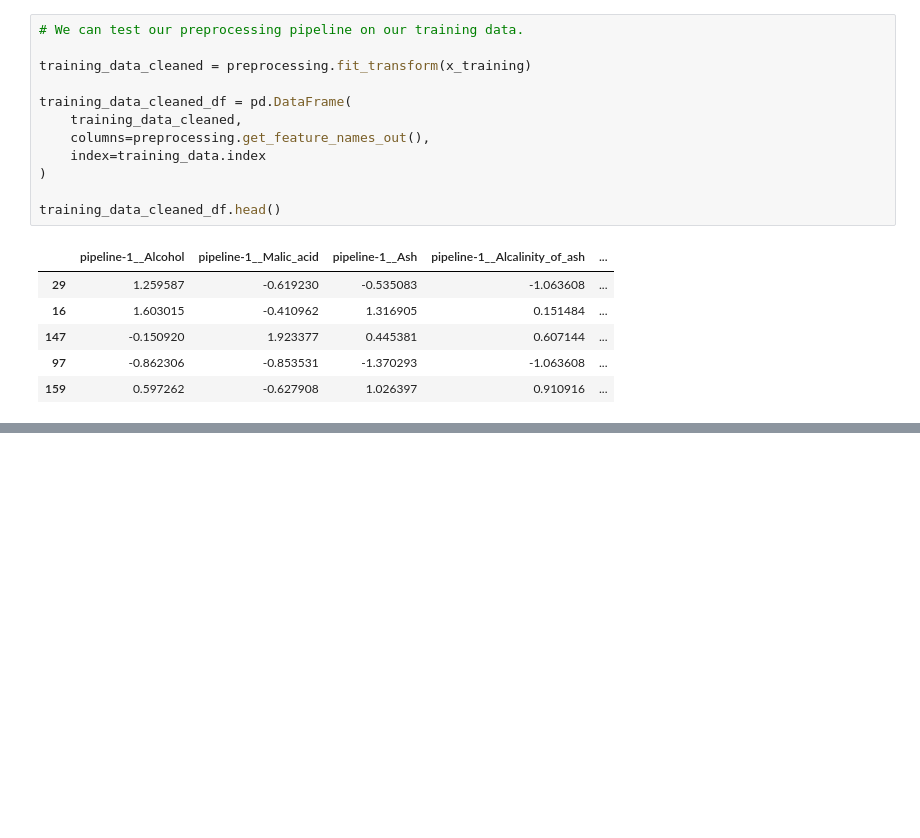
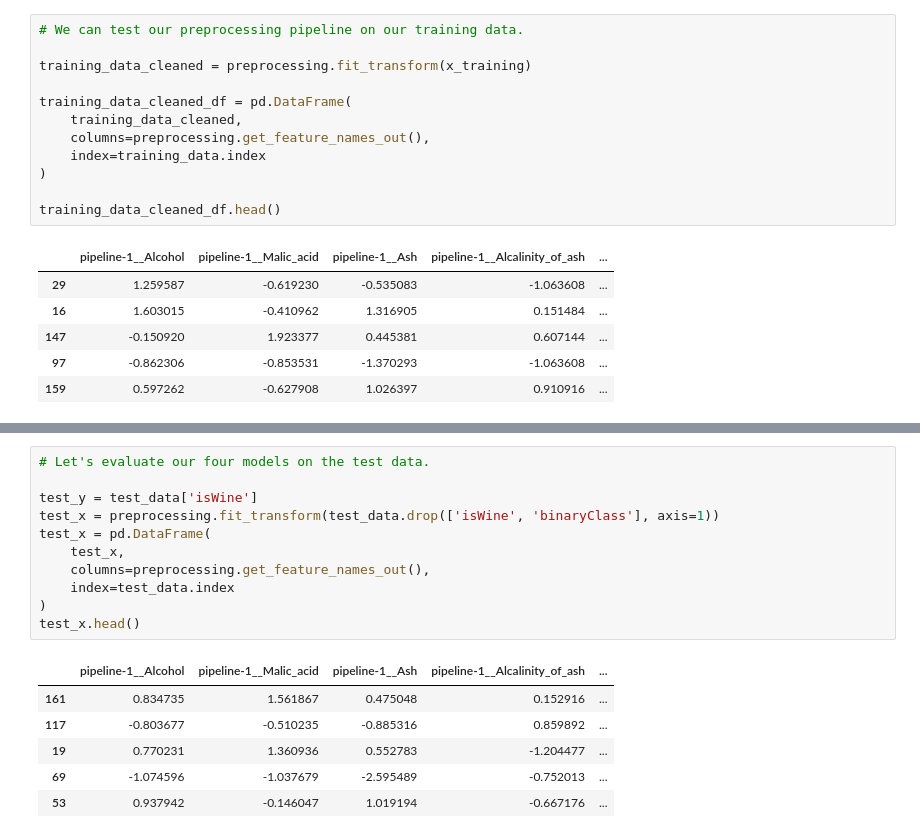
Before and after one commit to kgeidel/MSDS-422-final-project, a Jupyter notebook: src/notebook10.ipynb, the cells around one changed output, grey strips where cells are left out. Saved outputs shown, nothing was run; the diff lists cells and outputs as text; blank space fills up the shorter version.

```diff
--- a/src/EDA.ipynb
+++ b/src/notebook10.ipynb
@@ -396,0 +438,18 @@ training_data_cleaned_df.head()
+# %%
+# Let's evaluate our four models on the test data.
+
+test_y = test_data['isWine']
+test_x = preprocessing.fit_transform(test_data.drop(['isWine', 'binaryClass'], axis=1))
+test_x = pd.DataFrame(
+    test_x,
+    columns=preprocessing.get_feature_names_out(),
+    index=test_data.index
+)
+test_x.head()
+# %% [output]
+|  | pipeline-1__Alcohol | pipeline-1__Malic_acid | pipeline-1__Ash | pipeline-1__Alcalinity_of_ash | ... |
+| 161 | 0.834735 | 1.561867 | 0.475048 | 0.152916 | ... |
+| 117 | -0.803677 | -0.510235 | -0.885316 | 0.859892 | ... |
+| 19 | 0.770231 | 1.360936 | 0.552783 | -1.204477 | ... |
+| 69 | -1.074596 | -1.037679 | -2.595489 | -0.752013 | ... |
+| 53 | 0.937942 | -0.146047 | 1.019194 | -0.667176 | ... |
```
Also changed, not shown: parts of 12 cells of this notebook, 17 other files.
